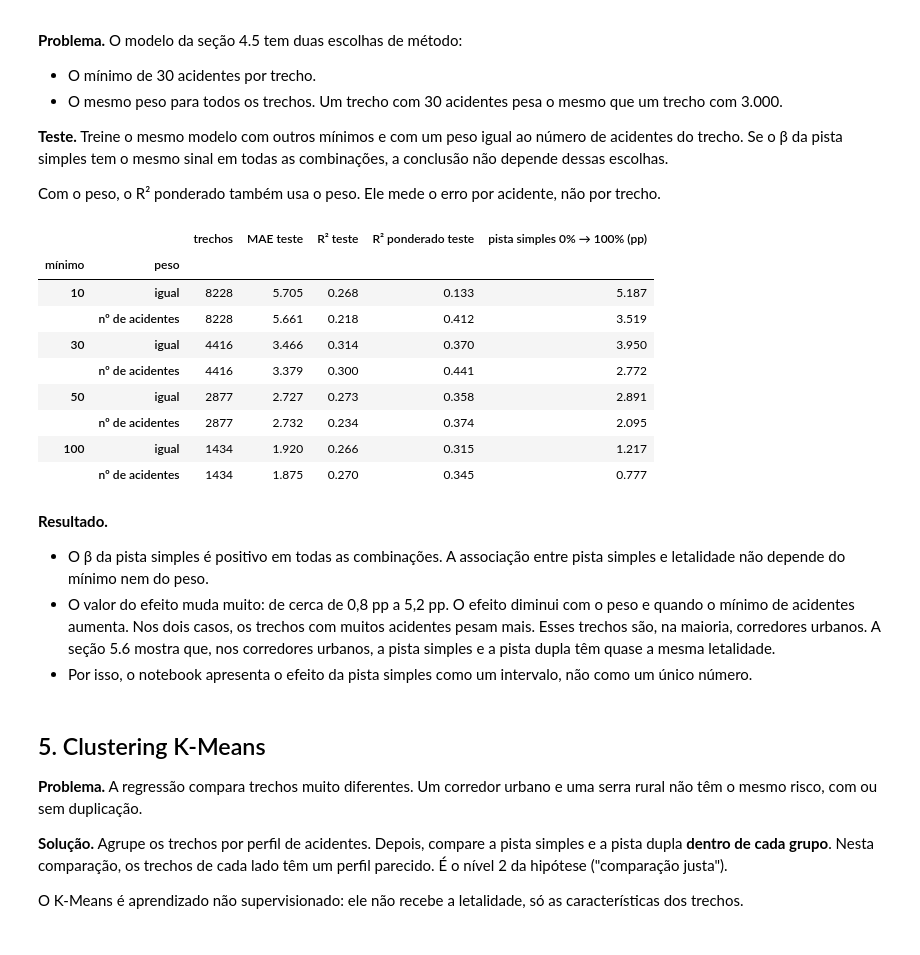
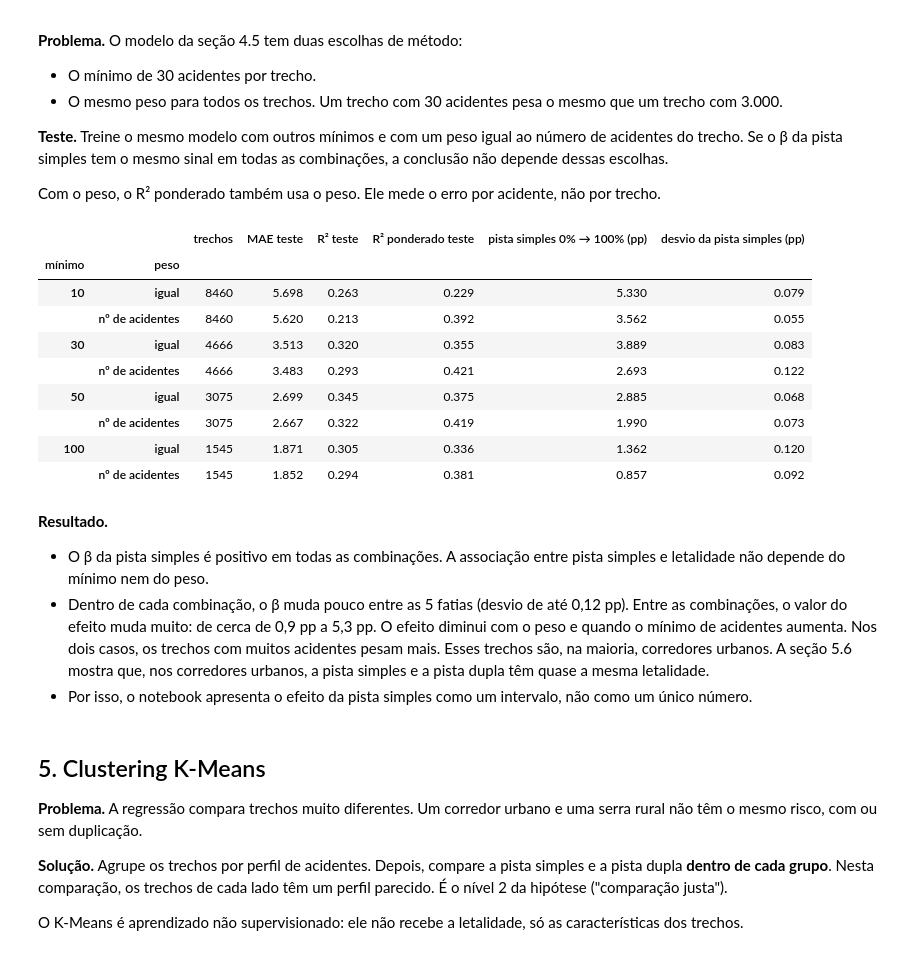
Before and after one commit to anapaulaendler/acidentes-br, a Jupyter notebook: notebooks/analise_prf.ipynb, the cells around one changed output. Cells and saved outputs as stored; diff of their text form; code cells hidden in the pictures.

```diff
--- a/notebooks/analise_prf.ipynb
+++ b/notebooks/analise_prf.ipynb
@@ -694,6 +703,9 @@ Use 80% dos trechos para o treino e 20% para o teste. A semente (`random_state=2
 # %%
-X_treino, X_teste, y_treino, y_teste = train_test_split(X, y, test_size=0.2, random_state=2903)
+FATIAS = 5
+divisor = KFold(n_splits=FATIAS, shuffle=True, random_state=2903)
+fatias = list(divisor.split(X))
 
-print(f"Treino: {len(X_treino)} trechos. Teste: {len(X_teste)} trechos.")
-print(f"Taxa de fatais média: {y_treino.mean():.2f}% no treino, {y_teste.mean():.2f}% no teste.")
+for numero, (indices_treino, indices_teste) in enumerate(fatias, start=1):
+    print(f"Fatia {numero}: {len(indices_treino)} trechos no treino, {len(indices_teste)} no teste. "
+          f"Taxa de fatais média no teste: {y.iloc[indices_teste].mean():.2f}%.")
 # %% [output]
@@ -717,9 +730,8 @@ NaN no teste: 0
 Com o corte de 30 acidentes, as variáveis não têm `NaN`. A coluna que pode ter `NaN` é `pct_chuva`, num trecho onde nenhum acidente tem o clima registrado.
 O imputador fica no pipeline como proteção: se uma base nova tiver `NaN`, o modelo continua correto.
 # %%
-modelo = Pipeline([
-    ("imputar", SimpleImputer(strategy="median")),
-    ("regressao", LinearRegression()),
-])
-
-modelo.fit(X_treino, y_treino)
+def nova_regressao() -> Pipeline:
+    return Pipeline([
+        ("imputar", SimpleImputer(strategy="median")),
+        ("regressao", LinearRegression()),
+    ])
@@ -865,50 +898,52 @@ Com o peso, o R² ponderado também usa o peso. Ele mede o erro por acidente, n
 # %%
 sensibilidade = []
 
 for minimo in [10, 30, 50, 100]:
     selecao = trechos[trechos["acidentes"] >= minimo].reset_index(drop=True)
     X_sens = pd.get_dummies(selecao[COLUNAS_PCT + ["acidentes_por_ano", "regiao"]], columns=["regiao"], drop_first=True, dtype=float)
+    y_sens, peso_sens = selecao["letalidade_trecho"], selecao["acidentes"]
+    coluna_pista = X_sens.columns.get_loc("pct_pista_simples")
 
-    X_tr, X_te, y_tr, y_te, peso_tr, peso_te = train_test_split(
-        X_sens, selecao["letalidade_trecho"], selecao["acidentes"], test_size=0.2, random_state=2903
-    )
+    for nome_peso, usa_peso in [("igual", False), ("nº de acidentes", True)]:
+        linhas = []
+        for treino, teste in divisor.split(X_sens):
+            peso_tr = peso_sens.iloc[treino] if usa_peso else None
+            modelo_sens = nova_regressao().fit(X_sens.iloc[treino], y_sens.iloc[treino], regressao__sample_weight=peso_tr)
+            previsto_sens = modelo_sens.predict(X_sens.iloc[teste])
 
-    for nome_peso, peso in [("igual", None), ("nº de acidentes", peso_tr)]:
-        modelo_sens = Pipeline([
-            ("imputar", SimpleImputer(strategy="median")),
-            ("regressao", LinearRegression()),
-        ]).fit(X_tr, y_tr, regressao__sample_weight=peso)
+            linhas.append({
+                "MAE teste": mean_absolute_error(y_sens.iloc[teste], previsto_sens),
+                "R² teste": r2_score(y_sens.iloc[teste], previsto_sens),
+                "R² ponderado teste": r2_score(y_sens.iloc[teste], previsto_sens, sample_weight=peso_sens.iloc[teste]),
+                "pista simples 0% → 100% (pp)": modelo_sens.named_steps["regressao"].coef_[coluna_pista] * 100,
+            })
 
-        previsto_sens = modelo_sens.predict(X_te)
-        beta = modelo_sens.named_steps["regressao"].coef_[X_sens.columns.get_loc("pct_pista_simples")]
-
+        medias = pd.DataFrame(linhas)
         sensibilidade.append({
             "mínimo": minimo,
             "peso": nome_peso,
             "trechos": len(selecao),
-            "MAE teste": mean_absolute_error(y_te, previsto_sens),
-            "R² teste": r2_score(y_te, previsto_sens),
-            "R² ponderado teste": r2_score(y_te, previsto_sens, sample_weight=peso_te),
-            "pista simples 0% → 100% (pp)": beta * 100,
+            **medias.mean().to_dict(),
+            "desvio da pista simples (pp)": medias["pista simples 0% → 100% (pp)"].std(),
         })
 
 pd.DataFrame(sensibilidade).set_index(["mínimo", "peso"]).round(3)
 # %% [output]
-|  |  | trechos | MAE teste | R² teste | R² ponderado teste | pista simples 0% → 100% (pp) |
-| mínimo | peso |  |  |  |  |  |
-| 10 | igual | 8228 | 5.705 | 0.268 | 0.133 | 5.187 |
-|  | nº de acidentes | 8228 | 5.661 | 0.218 | 0.412 | 3.519 |
-| 30 | igual | 4416 | 3.466 | 0.314 | 0.370 | 3.950 |
-|  | nº de acidentes | 4416 | 3.379 | 0.300 | 0.441 | 2.772 |
-| 50 | igual | 2877 | 2.727 | 0.273 | 0.358 | 2.891 |
-|  | nº de acidentes | 2877 | 2.732 | 0.234 | 0.374 | 2.095 |
-| 100 | igual | 1434 | 1.920 | 0.266 | 0.315 | 1.217 |
-|  | nº de acidentes | 1434 | 1.875 | 0.270 | 0.345 | 0.777 |
+|  |  | trechos | MAE teste | R² teste | R² ponderado teste | pista simples 0% → 100% (pp) | desvio da pista simples (pp) |
+| mínimo | peso |  |  |  |  |  |  |
+| 10 | igual | 8460 | 5.698 | 0.263 | 0.229 | 5.330 | 0.079 |
+|  | nº de acidentes | 8460 | 5.620 | 0.213 | 0.392 | 3.562 | 0.055 |
+| 30 | igual | 4666 | 3.513 | 0.320 | 0.355 | 3.889 | 0.083 |
+|  | nº de acidentes | 4666 | 3.483 | 0.293 | 0.421 | 2.693 | 0.122 |
+| 50 | igual | 3075 | 2.699 | 0.345 | 0.375 | 2.885 | 0.068 |
+|  | nº de acidentes | 3075 | 2.667 | 0.322 | 0.419 | 1.990 | 0.073 |
+| 100 | igual | 1545 | 1.871 | 0.305 | 0.336 | 1.362 | 0.120 |
+|  | nº de acidentes | 1545 | 1.852 | 0.294 | 0.381 | 0.857 | 0.092 |
 # %% [markdown]
 **Resultado.**
 
 - O β da pista simples é positivo em todas as combinações. A associação entre pista simples e letalidade não depende do mínimo nem do peso.
-- O valor do efeito muda muito: de cerca de 0,8 pp a 5,2 pp. O efeito diminui com o peso e quando o mínimo de acidentes aumenta.
+- Dentro de cada combinação, o β muda pouco entre as 5 fatias (desvio de até 0,12 pp). Entre as combinações, o valor do efeito muda muito: de cerca de 0,9 pp a 5,3 pp. O efeito diminui com o peso e quando o mínimo de acidentes aumenta.
   Nos dois casos, os trechos com muitos acidentes pesam mais. Esses trechos são, na maioria, corredores urbanos.
   A seção 5.6 mostra que, nos corredores urbanos, a pista simples e a pista dupla têm quase a mesma letalidade.
 - Por isso, o notebook apresenta o efeito da pista simples como um intervalo, não como um único número.
```
Also changed, not shown: parts of 71 cells of this notebook, 1 other file.
